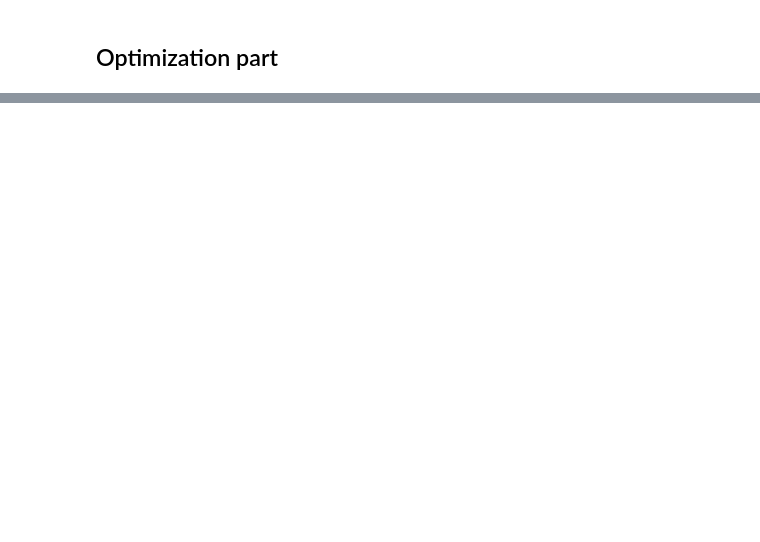
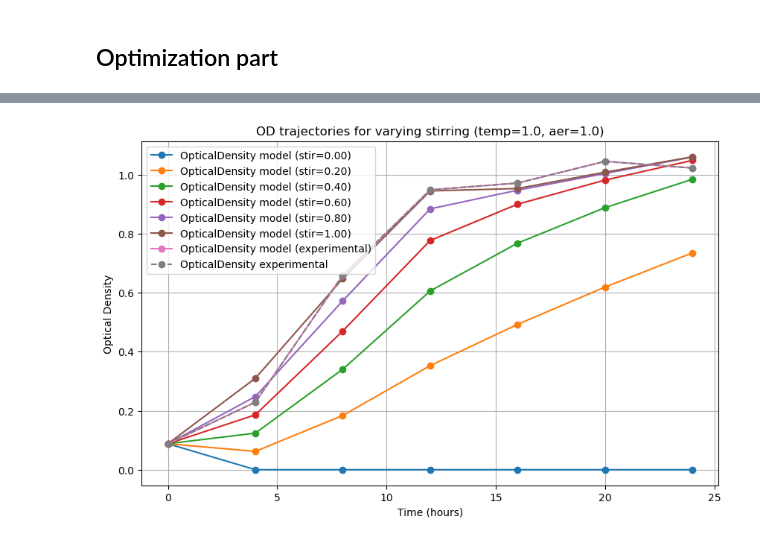
Before and after one commit to AI-ML-systems/biotech_production_management, a Jupyter notebook: src/lb3_model_37.ipynb, the cells around one changed output, grey strips where cells are left out. Cells and saved outputs as stored; diff of their text form; code cells hidden in the pictures; blank space fills up the shorter version.

```diff
--- a/src/lb3_model_37.ipynb
+++ b/src/lb3_model_37.ipynb
@@ -308,0 +741,50 @@ for var_label, model_curves in data.items():
+# %%
+# Grid search over temperature, aeration, stirring in [0, 1] and visualize OD trajectories
+import numpy as np
+import matplotlib.pyplot as plt
+import pandas as pd
+
+temp_range = np.linspace(0.0, 1.0, 6)  # [0, 0.2, ..., 1.0]
+aer_range = np.linspace(0.0, 1.0, 6)
+stir_range = np.linspace(0.0, 1.0, 6)
+
+model_params = optimal_params.x
+input_data = lb3_time_opticaldensity_ph_glucose_protein_37
+TIMESTAMPS = len(input_data) - 1
+
+def simulate_constant(params, input_data, temp_coeff, aer_coeff, stir_coeff):
+    X, *_ = simulate(params, input_data, TIMESTAMPS, temperature=temp_coeff, aeration=aer_coeff, stirring=stir_coeff)
+    return X
+
+# Store results for plotting
+results = []
+for temp in temp_range:
+    for aer in aer_range:
+        for stir in stir_range:
+            X = simulate_constant(model_params, input_data, temp, aer, stir)
+            results.append({
+                'temperature': temp,
+                'aeration': aer,
+                'stirring': stir,
+                'OD': X
+            })
+
+# Select a subset for visualization: e.g., all with temperature=1.0, aeration=1.0, varying stirring
+plot_curves = {}
+for r in results:
+    if r['temperature'] == 1.0 and r['aeration'] == 1.0:
+        label = f"stir={r['stirring']:.2f}"
+        plot_curves[label] = r['OD']
+
+# Add experimental curve for reference
+plot_curves['experimental'] = input_data['OpticalDensity'].values
+
+plot_optical_density_multi_temp(
+    input_data,
+    plot_curves,
+    title='OD trajectories for varying stirring (temp=1.0, aer=1.0)'
+)
+
+# Optionally, plot for other fixed temp/aer values or create a heatmap of final OD vs parameters.
+# %% [output]
+[figure, added]
```
Also changed, not shown: parts of 16 cells of this notebook, 2 other files.
